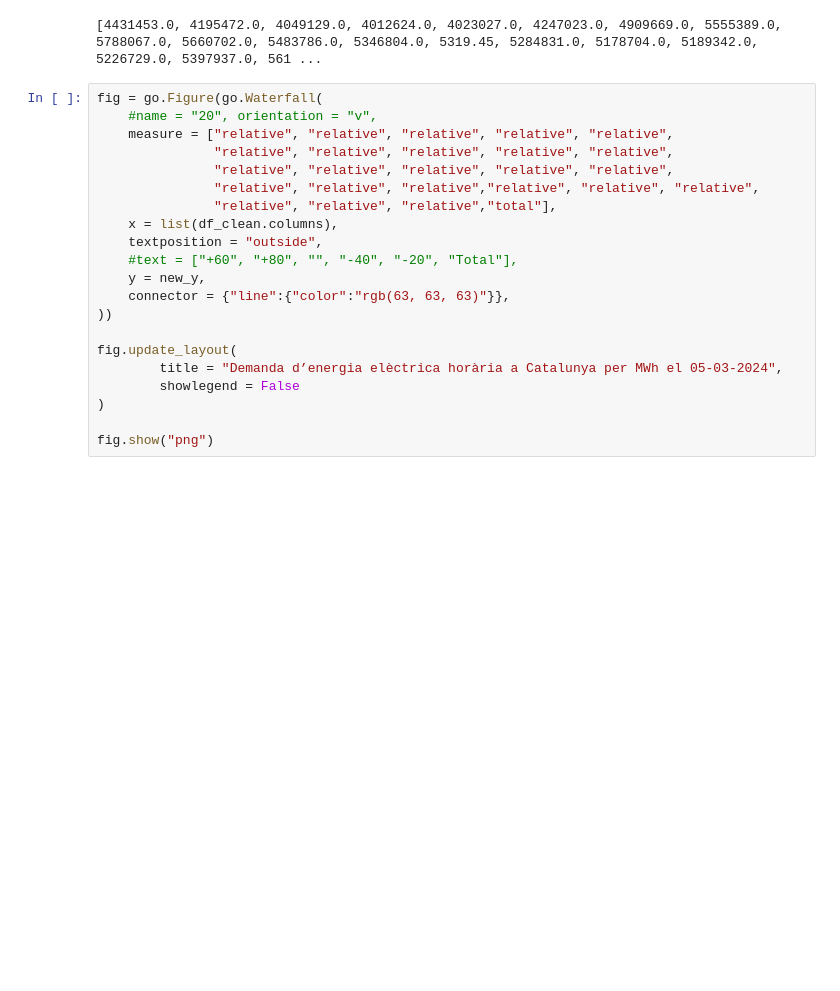
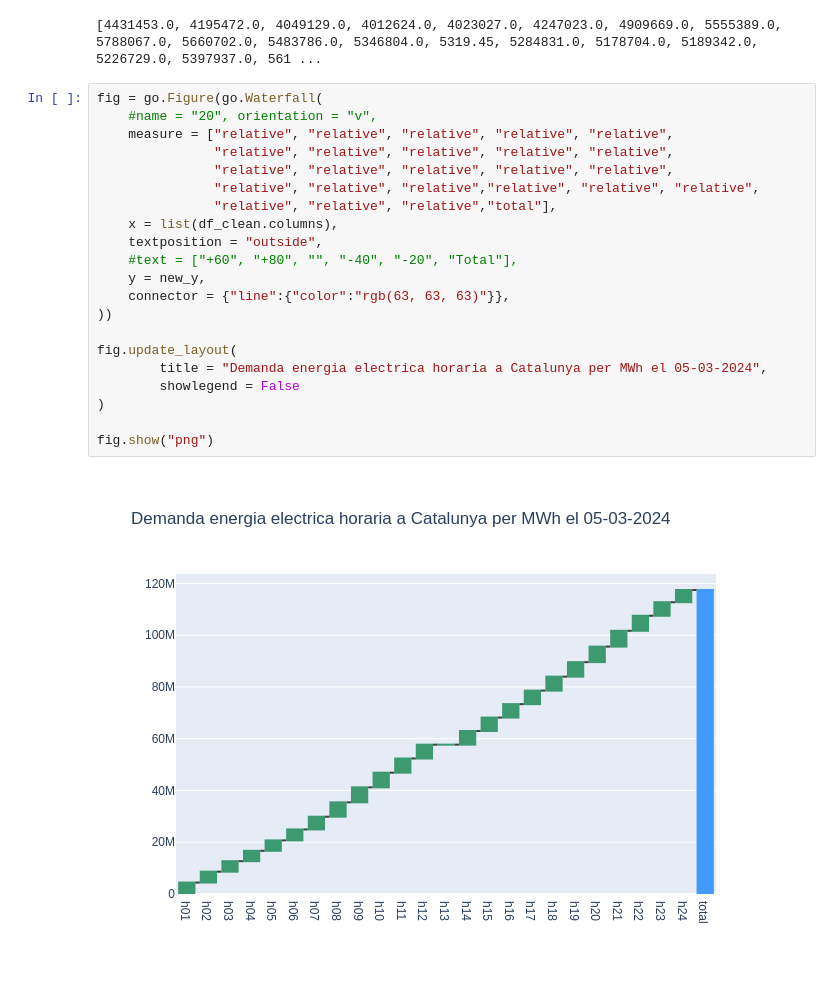
Before and after one commit to fisdacimac/ThreePlotsExamples, a Jupyter notebook: Waterfall_chart.ipynb, the cells around one changed output. Saved outputs shown, nothing was run; the diff lists cells and outputs as text; blank space fills up the shorter version.

```diff
--- a/Waterfall_chart.ipynb
+++ b/Waterfall_chart.ipynb
@@ -56,21 +56,23 @@ print(new_y)
 # %%
 fig = go.Figure(go.Waterfall(
     #name = "20", orientation = "v",
     measure = ["relative", "relative", "relative", "relative", "relative",
                "relative", "relative", "relative", "relative", "relative",
                "relative", "relative", "relative", "relative", "relative",
                "relative", "relative", "relative","relative", "relative", "relative",
                "relative", "relative", "relative","total"],
     x = list(df_clean.columns),
     textposition = "outside",
     #text = ["+60", "+80", "", "-40", "-20", "Total"],
     y = new_y,
     connector = {"line":{"color":"rgb(63, 63, 63)"}},
 ))
 
 fig.update_layout(
-        title = "Demanda d’energia elèctrica horària a Catalunya per MWh el 05-03-2024",
+        title = "Demanda energia electrica horaria a Catalunya per MWh el 05-03-2024",
         showlegend = False
 )
 
 fig.show("png")
+# %% [output]
+[figure, added]
```
